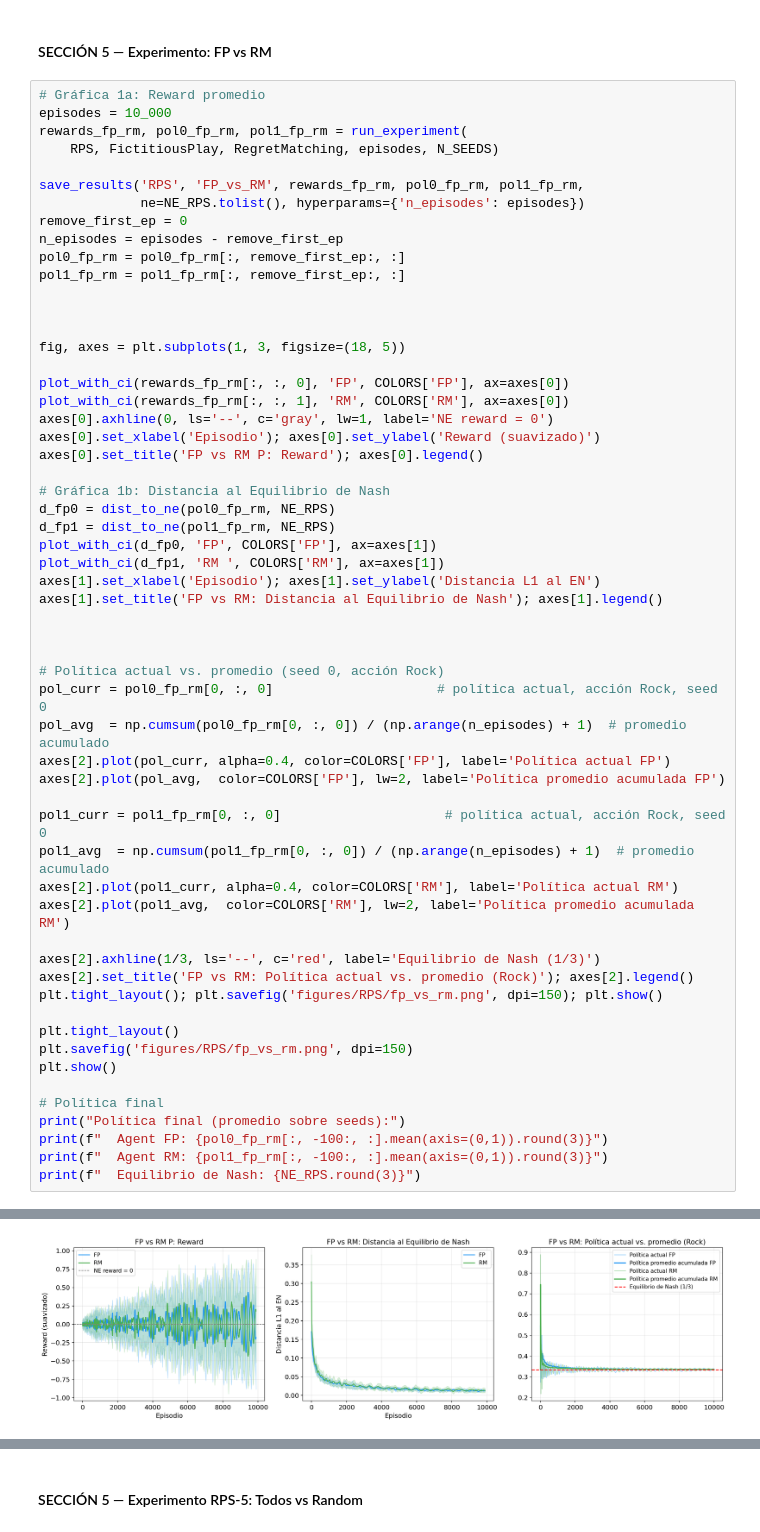
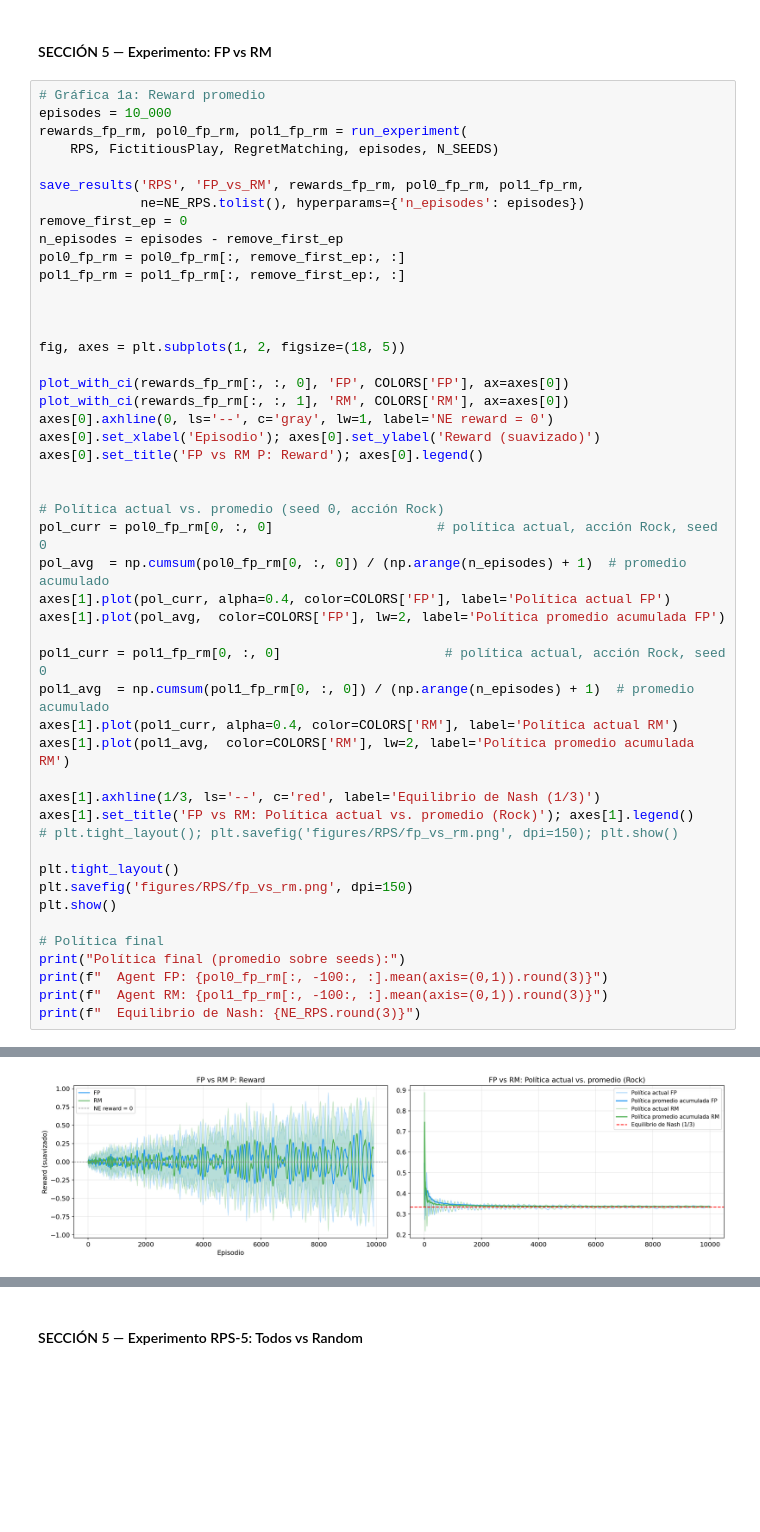
Before and after one commit to mmussio85/simultaneous-games, a Jupyter notebook: RPS.ipynb, the cells around one changed output, grey strips where cells are left out. Saved outputs shown, nothing was run; the diff lists cells and outputs as text; blank space fills up the shorter version.

```diff
--- a/RPS.ipynb
+++ b/RPS.ipynb
@@ -356,48 +341,39 @@ pol1_fp_rm = pol1_fp_rm[:, remove_first_ep:, :]
 
 
 
-fig, axes = plt.subplots(1, 3, figsize=(18, 5))
+fig, axes = plt.subplots(1, 2, figsize=(18, 5))
 
 plot_with_ci(rewards_fp_rm[:, :, 0], 'FP', COLORS['FP'], ax=axes[0])
 plot_with_ci(rewards_fp_rm[:, :, 1], 'RM', COLORS['RM'], ax=axes[0])
 axes[0].axhline(0, ls='--', c='gray', lw=1, label='NE reward = 0')
 axes[0].set_xlabel('Episodio'); axes[0].set_ylabel('Reward (suavizado)')
 axes[0].set_title('FP vs RM P: Reward'); axes[0].legend()
 
-# Gráfica 1b: Distancia al Equilibrio de Nash
-d_fp0 = dist_to_ne(pol0_fp_rm, NE_RPS)
-d_fp1 = dist_to_ne(pol1_fp_rm, NE_RPS)
-plot_with_ci(d_fp0, 'FP', COLORS['FP'], ax=axes[1])
-plot_with_ci(d_fp1, 'RM ', COLORS['RM'], ax=axes[1])
-axes[1].set_xlabel('Episodio'); axes[1].set_ylabel('Distancia L1 al EN')
-axes[1].set_title('FP vs RM: Distancia al Equilibrio de Nash'); axes[1].legend()
-
-
 
 # Política actual vs. promedio (seed 0, acción Rock)
 pol_curr = pol0_fp_rm[0, :, 0]                     # política actual, acción Rock, seed 0
 pol_avg  = np.cumsum(pol0_fp_rm[0, :, 0]) / (np.arange(n_episodes) + 1)  # promedio acumulado
-axes[2].plot(pol_curr, alpha=0.4, color=COLORS['FP'], label='Política actual FP')
-axes[2].plot(pol_avg,  color=COLORS['FP'], lw=2, label='Política promedio acumulada FP')
+axes[1].plot(pol_curr, alpha=0.4, color=COLORS['FP'], label='Política actual FP')
+axes[1].plot(pol_avg,  color=COLORS['FP'], lw=2, label='Política promedio acumulada FP')
 
 pol1_curr = pol1_fp_rm[0, :, 0]                     # política actual, acción Rock, seed 0
 pol1_avg  = np.cumsum(pol1_fp_rm[0, :, 0]) / (np.arange(n_episodes) + 1)  # promedio acumulado
-axes[2].plot(pol1_curr, alpha=0.4, color=COLORS['RM'], label='Política actual RM')
-axes[2].plot(pol1_avg,  color=COLORS['RM'], lw=2, label='Política promedio acumulada RM')
+axes[1].plot(pol1_curr, alpha=0.4, color=COLORS['RM'], label='Política actual RM')
+axes[1].plot(pol1_avg,  color=COLORS['RM'], lw=2, label='Política promedio acumulada RM')
 
-axes[2].axhline(1/3, ls='--', c='red', label='Equilibrio de Nash (1/3)')
-axes[2].set_title('FP vs RM: Política actual vs. promedio (Rock)'); axes[2].legend()
-plt.tight_layout(); plt.savefig('figures/RPS/fp_vs_rm.png', dpi=150); plt.show()
+axes[1].axhline(1/3, ls='--', c='red', label='Equilibrio de Nash (1/3)')
+axes[1].set_title('FP vs RM: Política actual vs. promedio (Rock)'); axes[1].legend()
+# plt.tight_layout(); plt.savefig('figures/RPS/fp_vs_rm.png', dpi=150); plt.show()
 
 plt.tight_layout()
 plt.savefig('figures/RPS/fp_vs_rm.png', dpi=150)
 plt.show()
 
 # Política final
 print("Política final (promedio sobre seeds):")
 print(f"  Agent FP: {pol0_fp_rm[:, -100:, :].mean(axis=(0,1)).round(3)}")
 print(f"  Agent RM: {pol1_fp_rm[:, -100:, :].mean(axis=(0,1)).round(3)}")
 print(f"  Equilibrio de Nash: {NE_RPS.round(3)}")
 # %% [output]
 Saved → results/RPS/FP_vs_RM/results.json
-[figure, old version]
+[figure, new version]
```
Also changed, not shown: parts of 25 cells of this notebook, 5 other files.
